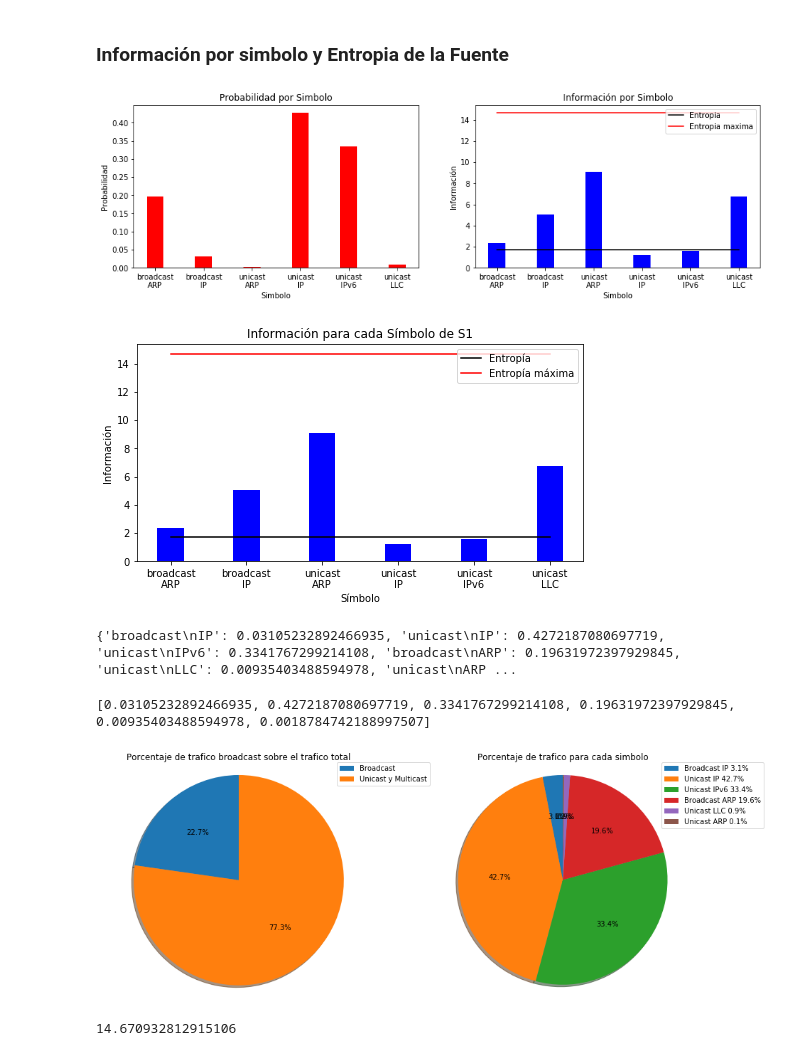
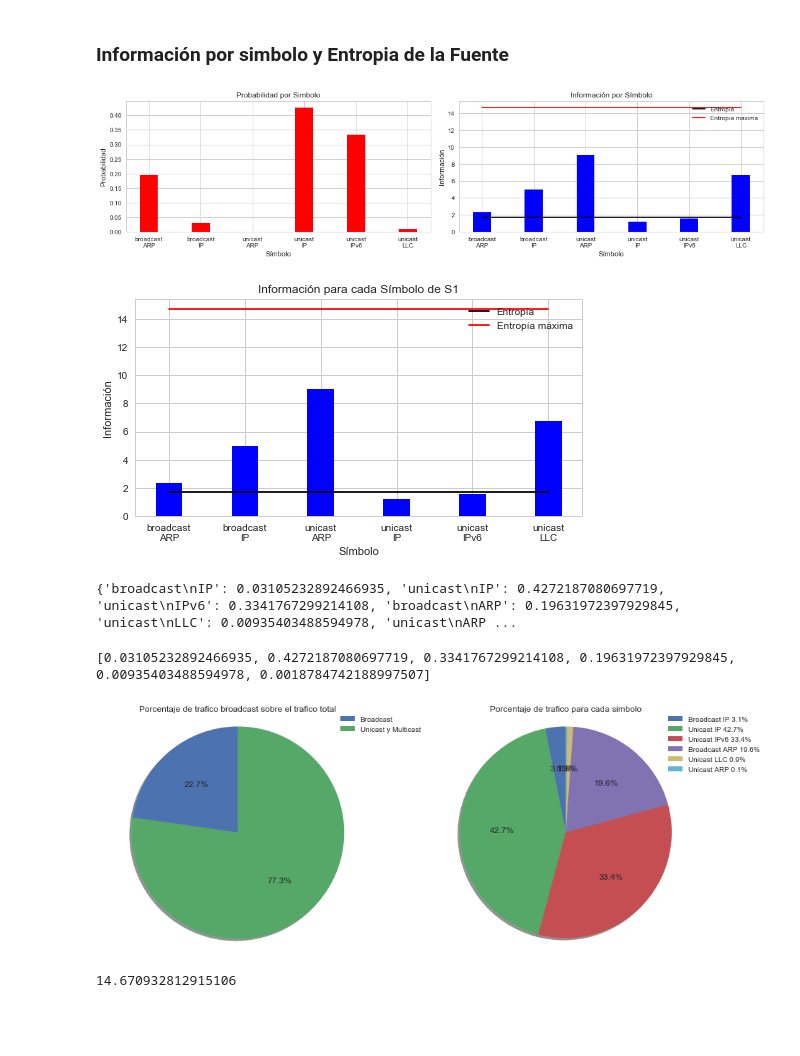
Before and after one commit to npazosmendez/tdc-tp1, a Jupyter notebook: src/analisis_juan.ipynb, the cells around one changed output. Drawn from its saved outputs; the diff is of its cells as text; code cells hidden in the pictures; blank space fills up the shorter version.

Commit message:
Updated notebook to use seaborn.

```diff
--- a/src/analisis_juan.ipynb
+++ b/src/analisis_juan.ipynb
@@ -4,6 +4,8 @@ import pandas as pd
 import matplotlib.pyplot as plt
 from scapy import *
 from sources import *
+import seaborn as sns
+sns.set(style="whitegrid")
 # %%
 data_path = '../data/network_1/captures2.pcap'
 sniffed_packets = sniff(offline=data_path)
@@ -37,31 +39,31 @@ entropia_S1 = entropy(S1)
 entropia_maxima_S1 = max_entropy(S1)
 # %%
 proba = proba_por_simbolo(S1)
-f, axarr = plt.subplots(1,2, figsize=(15, 4))
+fig, axarr = plt.subplots(1,2, figsize=(15, 4))
 bar_width = 0.35
 index, values = map(list, zip(*proba.items()))
 axarr[0].bar(index, values, bar_width, color='r')
 axarr[0].set_xlabel('Símbolo')
 axarr[0].set_ylabel('Probabilidad')
 axarr[0].set_title('Probabilidad por Simbolo')
 
 
 fig.tight_layout()
 
 informacion = informacion_por_simbolo(S1)
 bar_width = 0.35
 index, values = map(list, zip(*informacion.items()))
 axarr[1].bar(index, values, bar_width, color='b')
 axarr[1].set_xlabel('Símbolo')
 axarr[1].set_ylabel('Información')
 axarr[1].set_title('Información por Símbolo')
 axarr[1].plot(range(6), [entropia_S1]*6, color='k', label='Entropía')
 axarr[1].plot(range(6), [entropia_maxima_S1]*6, color='r', label='Entropía máxima')
 axarr[1].legend(loc="upper right")
 fig.tight_layout()
 plt.show()
 # %% [output]
-[figure, old version]
+[figure, new version]
 # %%
 proba = proba_por_simbolo(S1)
 f, ax = plt.subplots(figsize=(8, 4))
@@ -80,7 +82,7 @@ fig.tight_layout()
 plt.show()
 print(proba_por_simbolo(S1))
 # %% [output]
-[figure, old version]
+[figure, new version]
 {'broadcast\nIP': 0.03105232892466935, 'unicast\nIP': 0.4272187080697719, 'unicast\nIPv6': 0.3341767299214108, 'broadcast\nARP': 0.19631972397929845, 'unicast\nLLC': 0.00935403488594978, 'unicast\nARP ...
 # %%
 import matplotlib
@@ -113,7 +115,7 @@ axarr[1].legend(labels, bbox_to_anchor=(0.85,1.025), loc="upper left")
 plt.show()
 # %% [output]
 [0.03105232892466935, 0.4272187080697719, 0.3341767299214108, 0.19631972397929845, 0.00935403488594978, 0.0018784742188997507]
-[figure, old version]
+[figure, new version]
 # %%
 max_entropy(S1)
 # %% [output]
```
Also changed, not shown: parts of 10 cells of this notebook.
